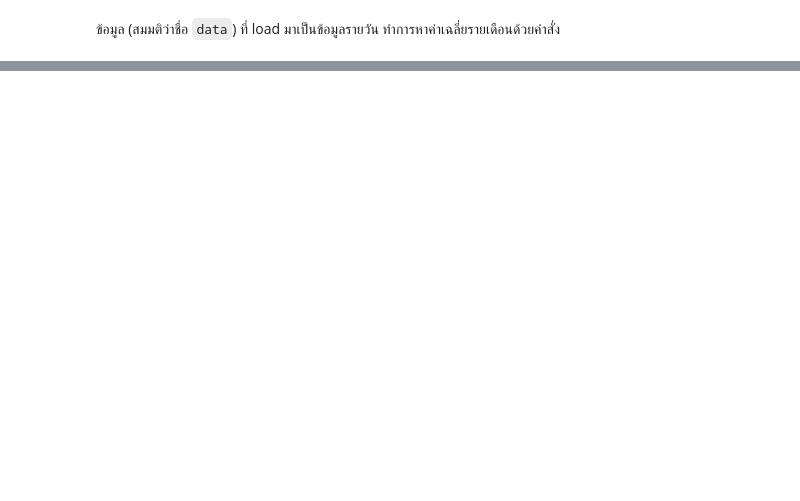
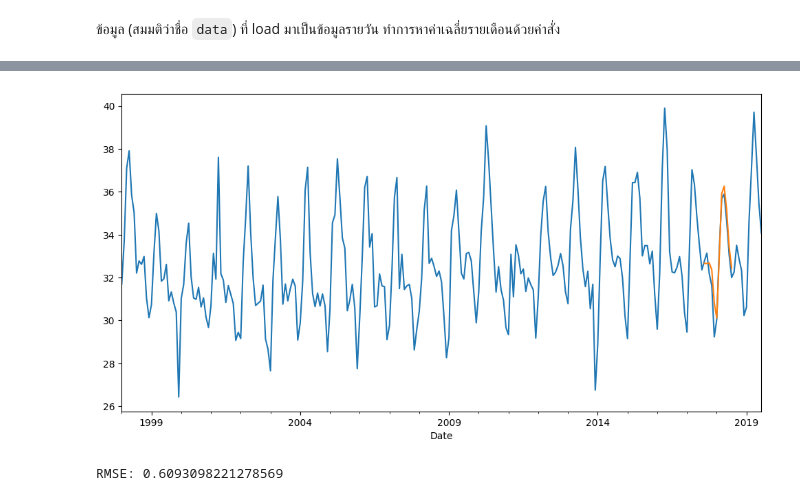
Before and after one commit to Pandatoey/LAB229351, a Jupyter notebook: สำเนาของ_229351_LAB11_02.ipynb, the cells around one changed output, grey strips where cells are left out. Saved outputs shown, nothing was run; the diff lists cells and outputs as text; code cells hidden in the pictures; blank space fills up the shorter version.

```diff
--- a/สำเนาของ_229351_LAB11_02.ipynb
+++ b/สำเนาของ_229351_LAB11_02.ipynb
@@ -55,0 +244,9 @@ print(test)
+# %%
+import pmdarima as pm
+
+auto_fit = pm.auto_arima(train, start_p=0, start_q=0, max_p=3, max_q=3, d=0,
+                             seasonal=True, m=12, start_P=0, start_Q=0, D=0,
+                             information_criterion = 'aicc', # choose model with the lowest corrected AIC
+                             trace = True,
+                             error_action='ignore',  # don't want to know if an order does not work
+                             suppress_warnings=True) # don't want convergence warnings
@@ -55,0 +294,14 @@ print(test)
+# %%
+predictions = auto_fit.predict(12)
+yhat = pd.Series(predictions,
+                    index=test.index)
+
+plt.figure(figsize=(12,6))
+ax = y.plot()
+yhat.plot(ax=ax);
+# %% [output]
+[figure, added]
+# %%
+print('RMSE:',rmse(test,yhat))
+# %% [output]
+RMSE: 0.6093098221278569
```
Also changed, not shown: parts of 20 cells of this notebook.
